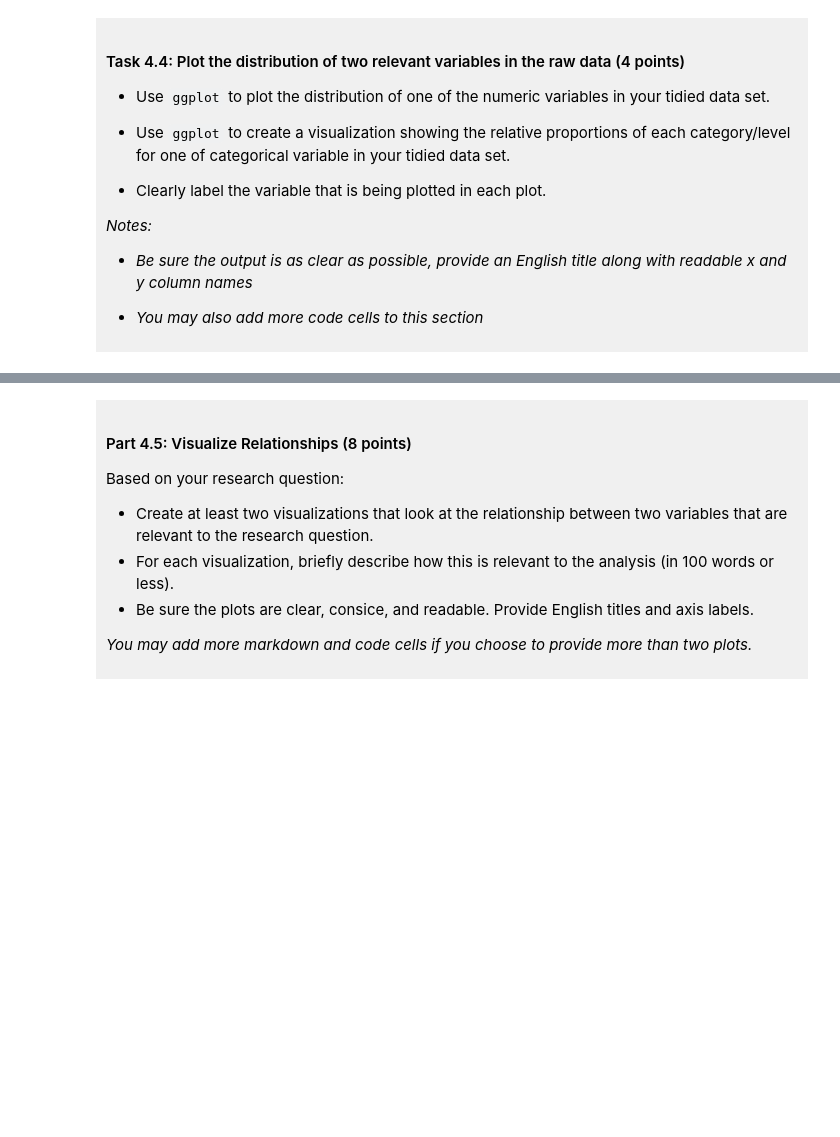
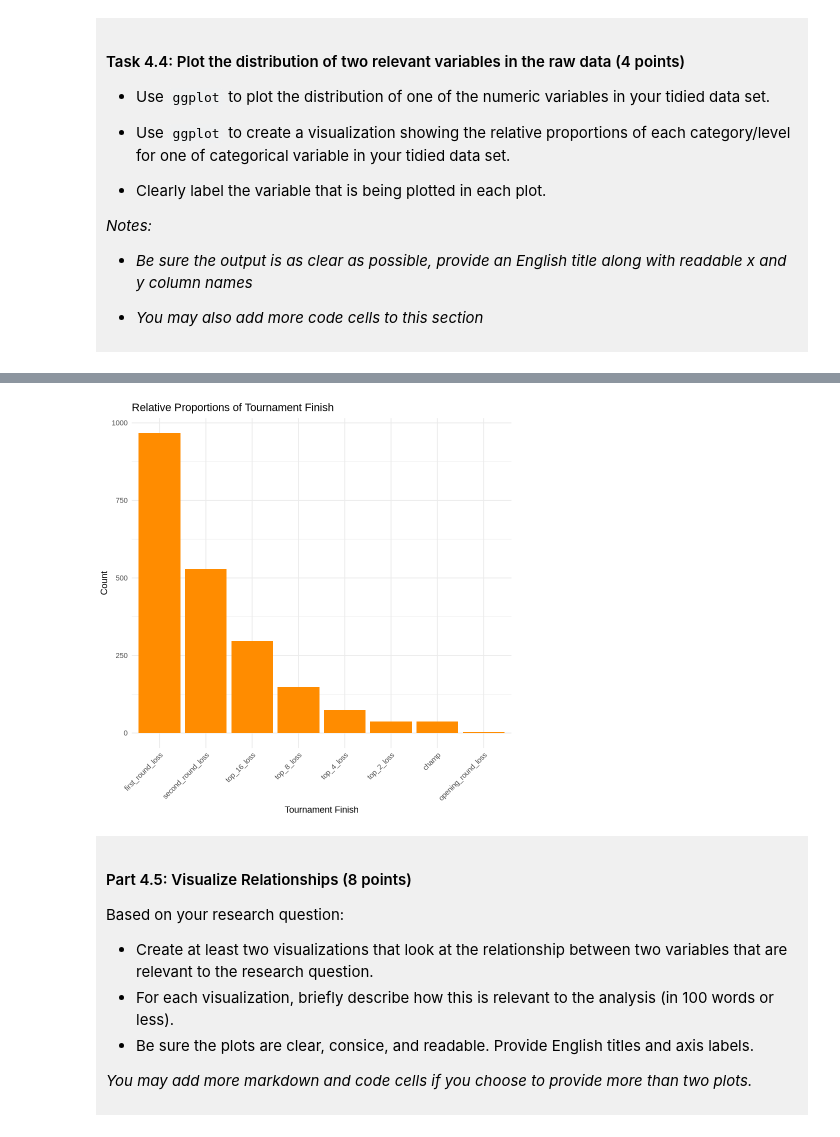
Before and after one commit to kellyluworks-tech/dsci-100-project-kelly-lu, a Jupyter notebook: dsci-100-project-notebook.ipynb, the cells around one changed output, grey strips where cells are left out. Cells and saved outputs as stored; diff of their text form; code cells hidden in the pictures; blank space fills up the shorter version.

```diff
--- a/dsci-100-project-notebook.ipynb
+++ b/dsci-100-project-notebook.ipynb
@@ -298,5 +361,17 @@ You will refine your research question (if needed) and produce a tidy data set.
 # %%
-### EDIT THIS CODE CELL FOR PLOT 2 ###
+categorical_prop_plot <- tidy_data |>
+  ggplot(aes(x = fct_infreq(tourney_finish))) +
+  geom_bar(fill = "darkorange") +
+  labs(
+    title = "Relative Proportions of Tournament Finish",
+    x = "Tournament Finish",
+    y = "Count"
+  ) +
+  theme_minimal() +
+  theme(axis.text.x = element_text(angle = 45, hjust = 1))
+categorical_prop_plot
+# %% [output]
+[figure, added]
 # %% [markdown]
 <div style="background-color: #f0f0f0; padding: 10px;">
 
```
Also changed, not shown: parts of 10 cells of this notebook.
